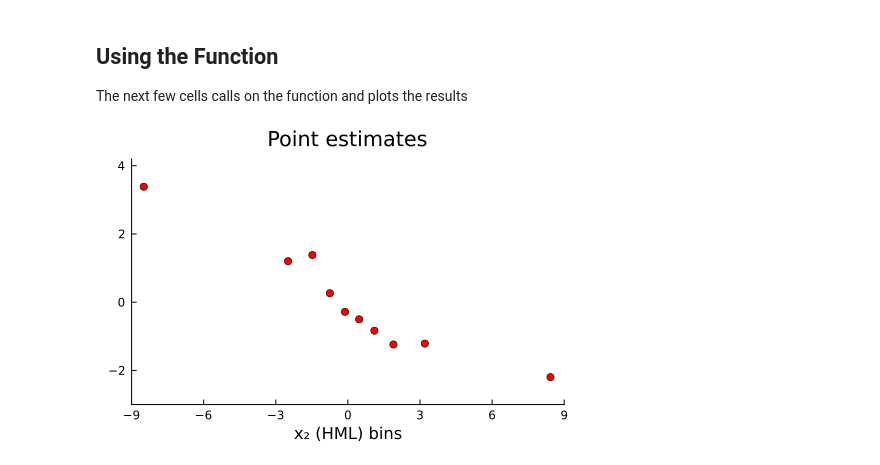
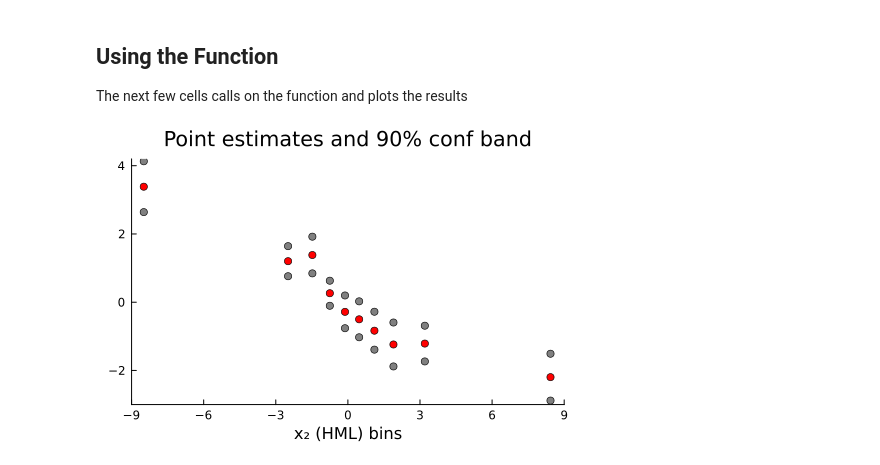
Before and after one commit to PaulSoderlind/ModernFinancialEconometrics, a Jupyter notebook: Ch08a_BinScatter.ipynb, the cells around one changed output. Drawn from its saved outputs; the diff is of its cells as text; code cells hidden in the pictures.

```diff
--- a/Ch08a_BinScatter.ipynb
+++ b/Ch08a_BinScatter.ipynb
@@ -81,13 +81,15 @@ LUmid = mean(LU,dims=2);                      #mid point of the bins
 # %%
 p1 = scatter( LUmid,β,
               xlims = (-9,9),
               ylims = (-3,4.2),
-              title = "Point estimates",
+              title = "Point estimates and 90% conf band",
               xlabel = "x₂ (HML) bins",
               markercolor = :red,
               legend = false,
               grid = false )
+scatter!( LUmid,cfB[:,1],markercolor = :grey )
+scatter!( LUmid,cfB[:,2],markercolor = :grey )
 #vline!(vcat(LU[1,1],LU[:,2]),linecolor=:black,line=(:dash,0.5))
 display(p1)
 # %% [output]
-[figure, old version]
+[figure, new version]
```
Also changed, not shown: parts of 3 cells of this notebook, 3 other files.
